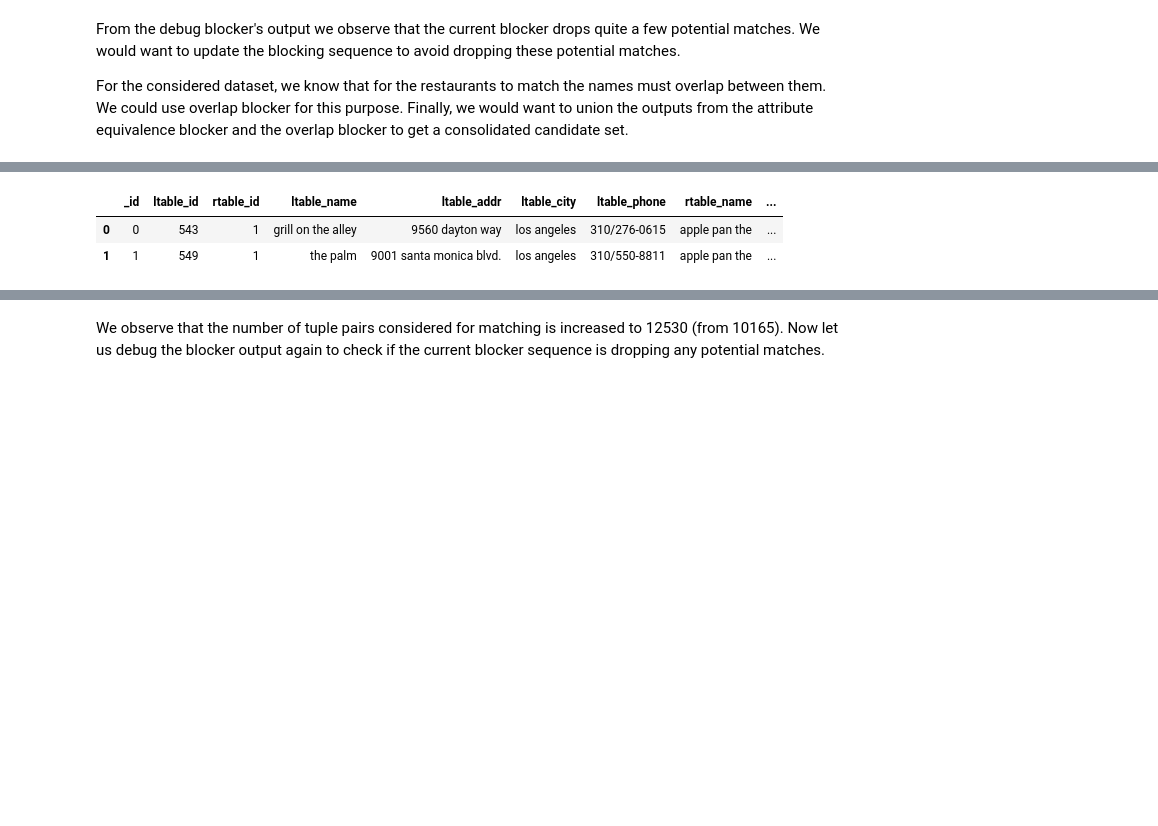
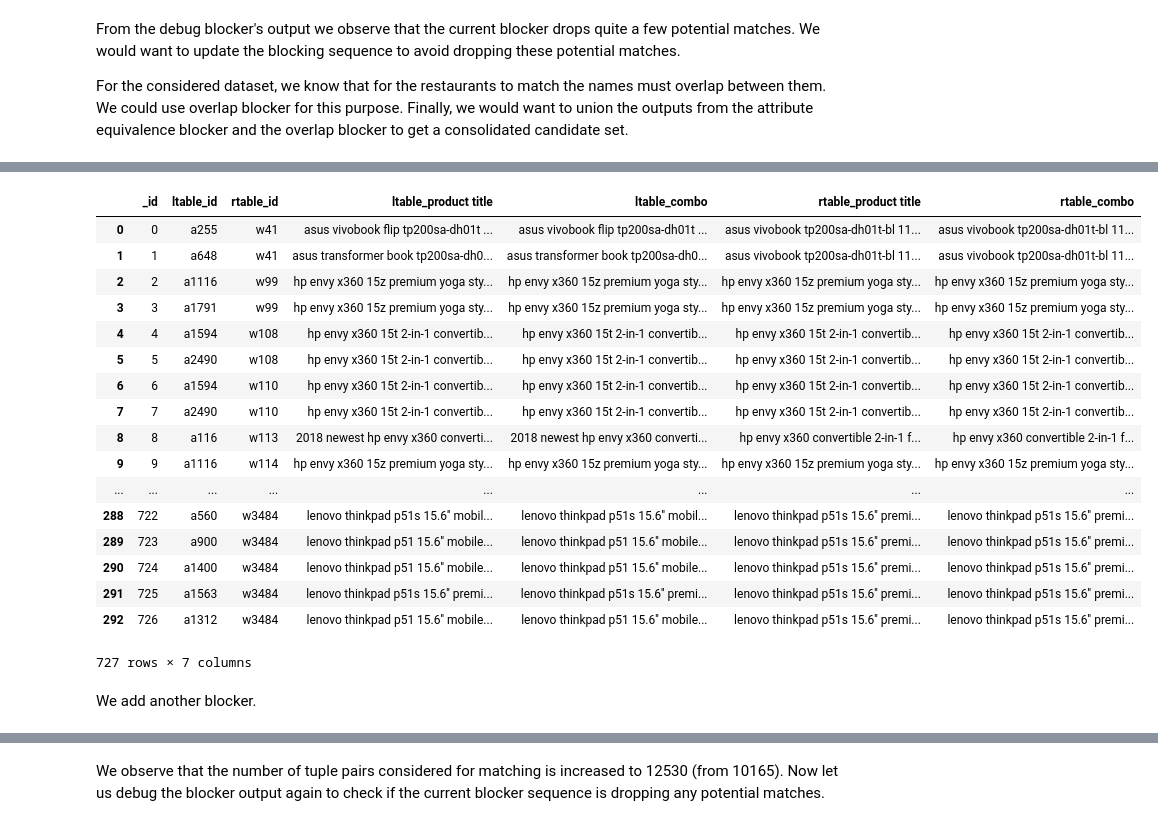
Before and after one commit to dliangsta/CS839-project, a Jupyter notebook: stage-3/notebook.ipynb, the cells around one changed output, grey strips where cells are left out. Drawn from its saved outputs; the diff is of its cells as text; code cells hidden in the pictures; blank space fills up the shorter version.

```diff
--- a/stage-3/notebook.ipynb
+++ b/stage-3/notebook.ipynb
@@ -141,11 +163,14 @@ For the considered dataset, we know that for the restaurants to match the  names
 ob = em.OverlapBlocker()
 
 # Block tables using 'name' attribute
-C2 = ob.block_tables(A, B, 'name', 'name',
-                    l_output_attrs=['name', 'addr', 'city', 'phone'],
-                    r_output_attrs=['name', 'addr', 'city', 'phone'],
-                    overlap_size=1,
-                    show_progress=False
+C2 = ob.block_tables(A, B, 'combo', 'combo',
+                    l_output_attrs=['product title', 'combo'],
+                    r_output_attrs=['product title', 'combo'],
+                    overlap_size=125,
+                    q_val=5,
+                    word_level=False,
+                    show_progress=True,
+                    n_jobs=-1
                     )
 len(C2)
 # %% [output]
@@ -153,7 +180,24 @@ len(C2)
 # %%
 # Display first two rows from C2
-C2.head(2)
+C2
 # %% [output]
-|  | _id | ltable_id | rtable_id | ltable_name | ltable_addr | ltable_city | ltable_phone | rtable_name | ... |
-| 0 | 0 | 543 | 1 | grill on the alley | 9560 dayton way | los angeles | 310/276-0615 | apple pan the | ... |
-| 1 | 1 | 549 | 1 | the palm | 9001 santa monica blvd. | los angeles | 310/550-8811 | apple pan the | ... |
+|  | _id | ltable_id | rtable_id | ltable_product title | ltable_combo | rtable_product title | rtable_combo |
+| 0 | 0 | a255 | w41 | asus vivobook flip tp200sa-dh01t ... | asus vivobook flip tp200sa-dh01t ... | asus vivobook tp200sa-dh01t-bl 11... | asus vivobook tp200sa-dh01t-bl 11... |
+| 1 | 1 | a648 | w41 | asus transformer book tp200sa-dh0... | asus transformer book tp200sa-dh0... | asus vivobook tp200sa-dh01t-bl 11... | asus vivobook tp200sa-dh01t-bl 11... |
+| 2 | 2 | a1116 | w99 | hp envy x360 15z premium yoga sty... | hp envy x360 15z premium yoga sty... | hp envy x360 15z premium yoga sty... | hp envy x360 15z premium yoga sty... |
+| 3 | 3 | a1791 | w99 | hp envy x360 15z premium yoga sty... | hp envy x360 15z premium yoga sty... | hp envy x360 15z premium yoga sty... | hp envy x360 15z premium yoga sty... |
+| 4 | 4 | a1594 | w108 | hp envy x360 15t 2-in-1 convertib... | hp envy x360 15t 2-in-1 convertib... | hp envy x360 15t 2-in-1 convertib... | hp envy x360 15t 2-in-1 convertib... |
+| 5 | 5 | a2490 | w108 | hp envy x360 15t 2-in-1 convertib... | hp envy x360 15t 2-in-1 convertib... | hp envy x360 15t 2-in-1 convertib... | hp envy x360 15t 2-in-1 convertib... |
+| 6 | 6 | a1594 | w110 | hp envy x360 15t 2-in-1 convertib... | hp envy x360 15t 2-in-1 convertib... | hp envy x360 15t 2-in-1 convertib... | hp envy x360 15t 2-in-1 convertib... |
+| 7 | 7 | a2490 | w110 | hp envy x360 15t 2-in-1 convertib... | hp envy x360 15t 2-in-1 convertib... | hp envy x360 15t 2-in-1 convertib... | hp envy x360 15t 2-in-1 convertib... |
+| 8 | 8 | a116 | w113 | 2018 newest hp envy x360 converti... | 2018 newest hp envy x360 converti... | hp envy x360 convertible 2-in-1 f... | hp envy x360 convertible 2-in-1 f... |
+| 9 | 9 | a1116 | w114 | hp envy x360 15z premium yoga sty... | hp envy x360 15z premium yoga sty... | hp envy x360 15z premium yoga sty... | hp envy x360 15z premium yoga sty... |
+| ... | ... | ... | ... | ... | ... | ... | ... |
+| 288 | 722 | a560 | w3484 | lenovo thinkpad p51s 15.6'' mobil... | lenovo thinkpad p51s 15.6'' mobil... | lenovo thinkpad p51s 15.6'' premi... | lenovo thinkpad p51s 15.6'' premi... |
+| 289 | 723 | a900 | w3484 | lenovo thinkpad p51 15.6'' mobile... | lenovo thinkpad p51 15.6'' mobile... | lenovo thinkpad p51s 15.6'' premi... | lenovo thinkpad p51s 15.6'' premi... |
+| 290 | 724 | a1400 | w3484 | lenovo thinkpad p51 15.6'' mobile... | lenovo thinkpad p51 15.6'' mobile... | lenovo thinkpad p51s 15.6'' premi... | lenovo thinkpad p51s 15.6'' premi... |
+| 291 | 725 | a1563 | w3484 | lenovo thinkpad p51s 15.6'' premi... | lenovo thinkpad p51s 15.6'' premi... | lenovo thinkpad p51s 15.6'' premi... | lenovo thinkpad p51s 15.6'' premi... |
+| 292 | 726 | a1312 | w3484 | lenovo thinkpad p51 15.6'' mobile... | lenovo thinkpad p51 15.6'' mobile... | lenovo thinkpad p51s 15.6'' premi... | lenovo thinkpad p51s 15.6'' premi... |
+727 rows × 7 columns
+# %% [markdown]
+We add another blocker.
```
Also changed, not shown: parts of 31 cells of this notebook, 6 other files.
